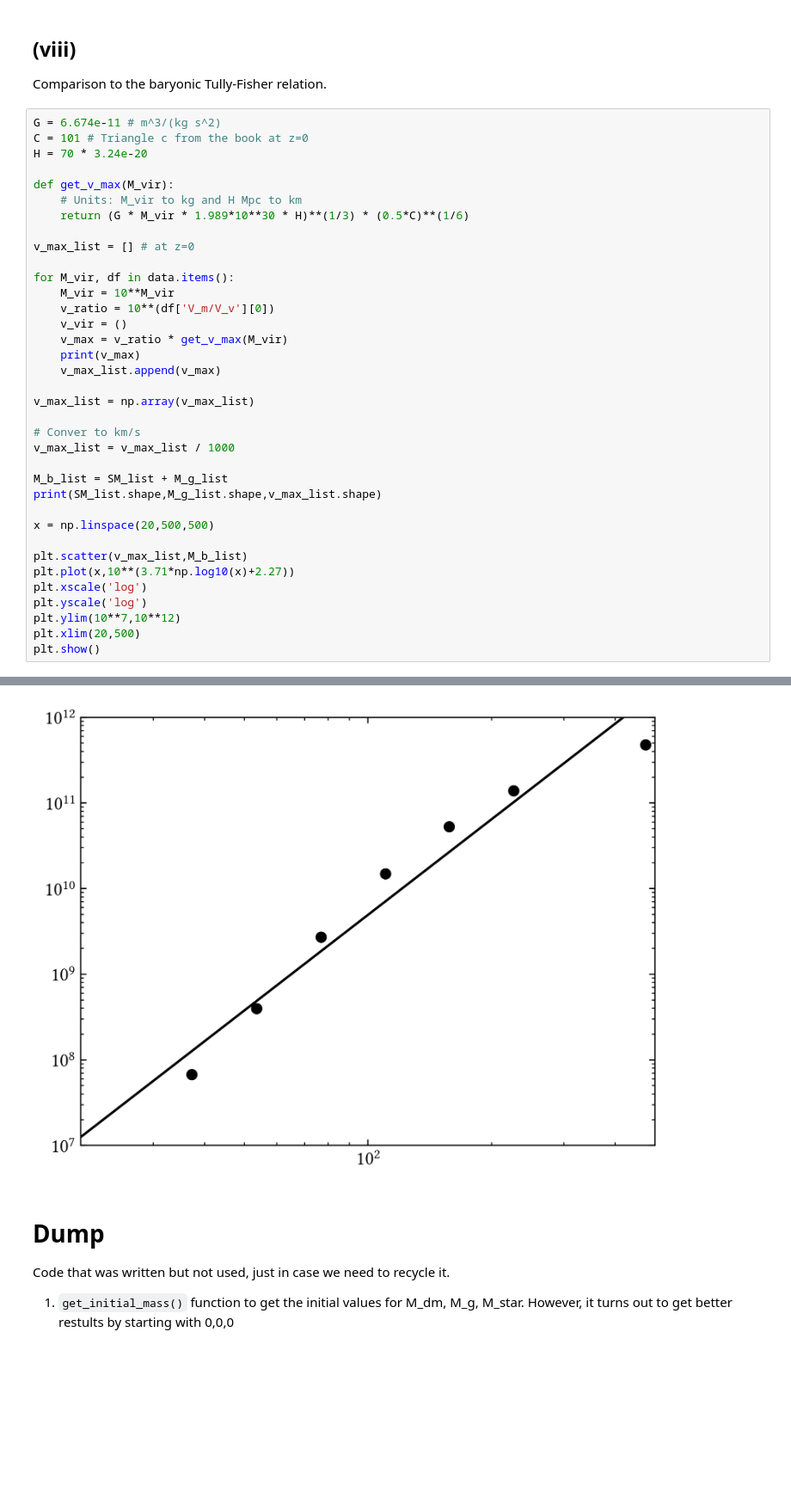
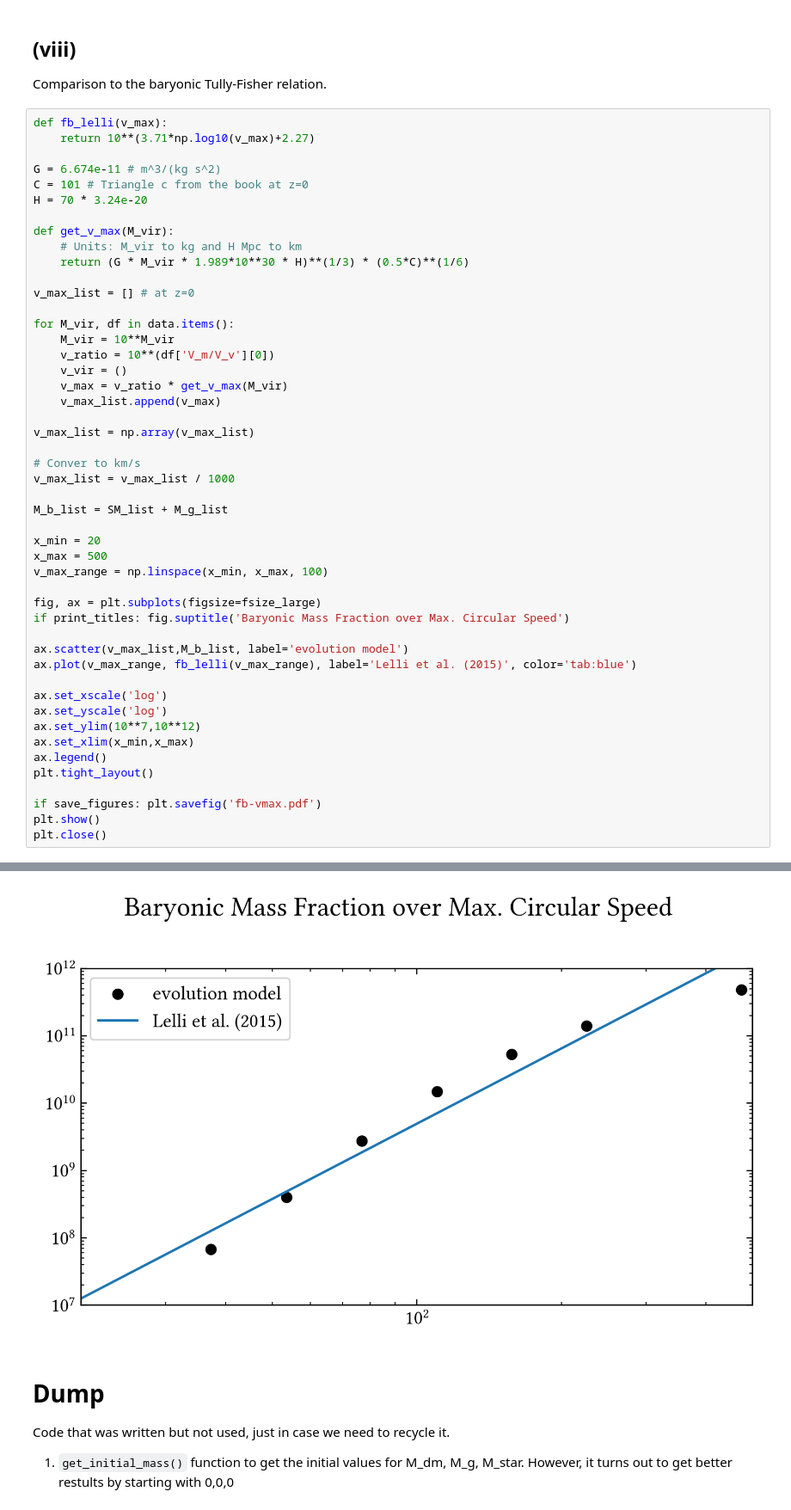
Before and after one commit to lorlo9999/FEG_NA2, a Jupyter notebook: script.ipynb, the cells around one changed output, grey strips where cells are left out. Shown at 86% size. Cells and saved outputs as stored; diff of their text form; blank space fills up the shorter version.

```diff
--- a/script.ipynb
+++ b/script.ipynb
@@ -389,6 +405,9 @@ plt.show()
 
 Comparison to the baryonic Tully-Fisher relation.
 # %%
+def fb_lelli(v_max):
+    return 10**(3.71*np.log10(v_max)+2.27)
+
 G = 6.674e-11 # m^3/(kg s^2)
 C = 101 # Triangle c from the book at z=0
 H = 70 * 3.24e-20
@@ -404,7 +423,6 @@ for M_vir, df in data.items():
     v_ratio = 10**(df['V_m/V_v'][0])
     v_vir = ()
     v_max = v_ratio * get_v_max(M_vir)
-    print(v_max)
     v_max_list.append(v_max)
 
 v_max_list = np.array(v_max_list)
@@ -413,15 +431,25 @@ v_max_list = np.array(v_max_list)
 v_max_list = v_max_list / 1000
 
 M_b_list = SM_list + M_g_list
-print(SM_list.shape,M_g_list.shape,v_max_list.shape)
 
-x = np.linspace(20,500,500)
+x_min = 20
+x_max = 500
+v_max_range = np.linspace(x_min, x_max, 100)
 
-plt.scatter(v_max_list,M_b_list)
-plt.plot(x,10**(3.71*np.log10(x)+2.27))
-plt.xscale('log')
-plt.yscale('log')
-plt.ylim(10**7,10**12)
-plt.xlim(20,500)
+fig, ax = plt.subplots(figsize=fsize_large)
+if print_titles: fig.suptitle('Baryonic Mass Fraction over Max. Circular Speed')
+
+ax.scatter(v_max_list,M_b_list, label='evolution model')
+ax.plot(v_max_range, fb_lelli(v_max_range), label='Lelli et al. (2015)', color='tab:blue')
+
+ax.set_xscale('log')
+ax.set_yscale('log')
+ax.set_ylim(10**7,10**12)
+ax.set_xlim(x_min,x_max)
+ax.legend()
+plt.tight_layout()
+
+if save_figures: plt.savefig('fb-vmax.pdf')
 plt.show()
+plt.close()
 # %% [output]
@@ -436,4 +456,4 @@ plt.show()
-[figure, old version]
+[figure, new version]
 # %% [markdown]
 # Dump
 
```
Also changed, not shown: parts of 5 cells of this notebook, 5 other files.
